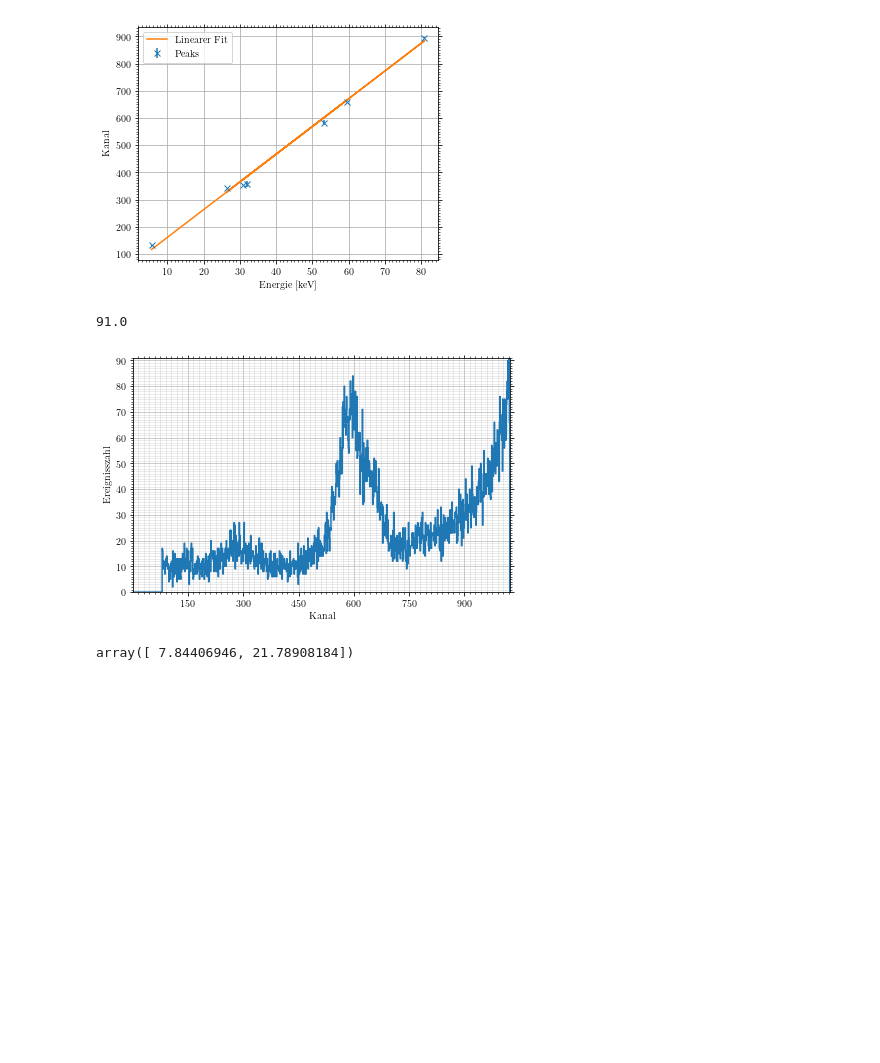
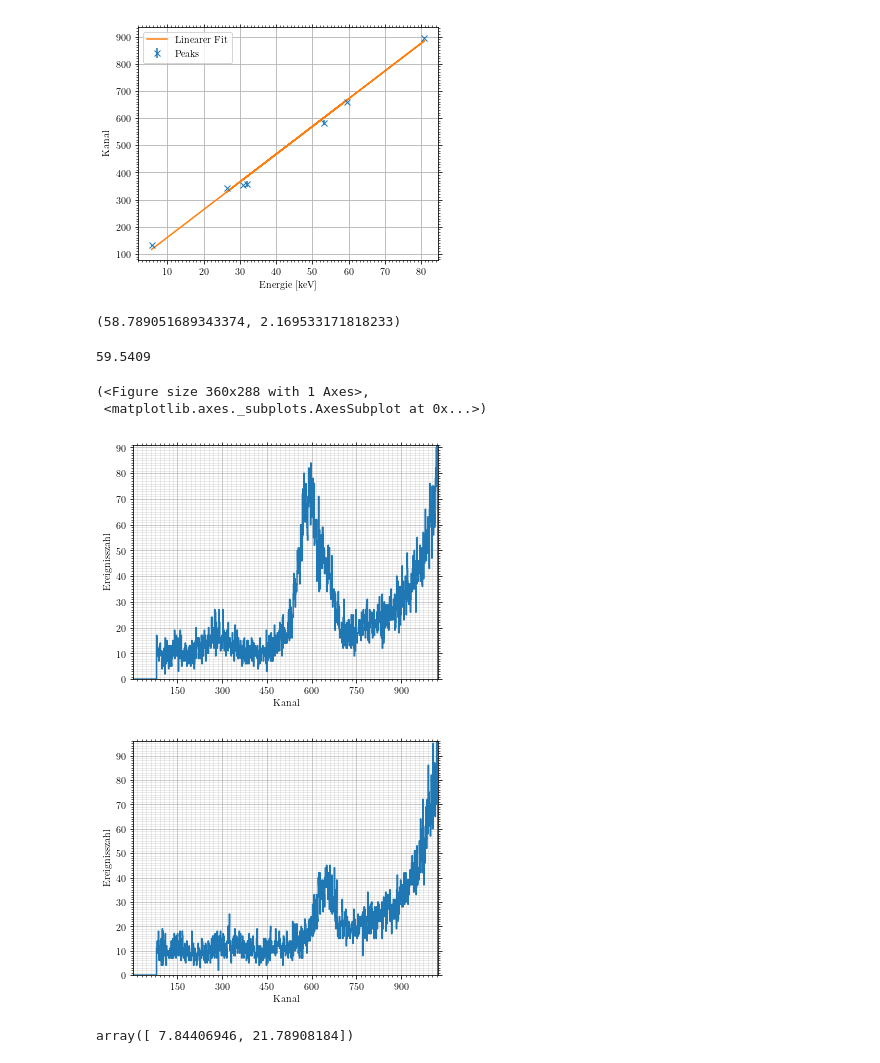
Before and after one commit to vale981/fpraktikum, a Jupyter notebook: CS/auswertung/Untitled.ipynb, the cells around one changed output. Saved outputs shown, nothing was run; the diff lists cells and outputs as text; code cells hidden in the pictures; blank space fills up the shorter version.

```diff
--- a/CS/auswertung/Untitled.ipynb
+++ b/CS/auswertung/Untitled.ipynb
@@ -92,15 +96,25 @@ save_fig(fig, 'energy_fit', 'calibrate')
 [figure]
 # %%
 EE = SecondaryValue('b*K+a', defaults=dict(a=(pe[0], d_pe[0]), b=(pe[1], d_pe[1])))
+# %%
+EE(K=peaks[-2])
+# %% [output]
+(58.789051689343374, 2.169533171818233)
+# %%
+e_am_2
+# %% [output]
+59.5409
 # %%
 am_2 = load_spectrum('../messung/2/2_90.dat', absolute=True)
 am_2_0 = load_spectrum('../messung/2/3_90_0.dat', absolute=True)
-# %%
-plot_spec(am_2)
-am_2.max()
-# %% [output]
-91.0
-[figure, removed]
+# %%
+plot_spec(am_2, save=('am_90', 'hists'))
+plot_spec(am_2_0, save=('am_90_0', 'hists'))
+# %% [output]
+(<Figure size 360x288 with 1 Axes>,
+ <matplotlib.axes._subplots.AxesSubplot at 0x...>)
+[figure, added]
+[figure, added]
 # %%
 t = (1200 + 1165.2)/2
 N = am_2[530:780].sum()/t
```
Also changed, not shown: parts of 12 cells of this notebook, 40 other files.
